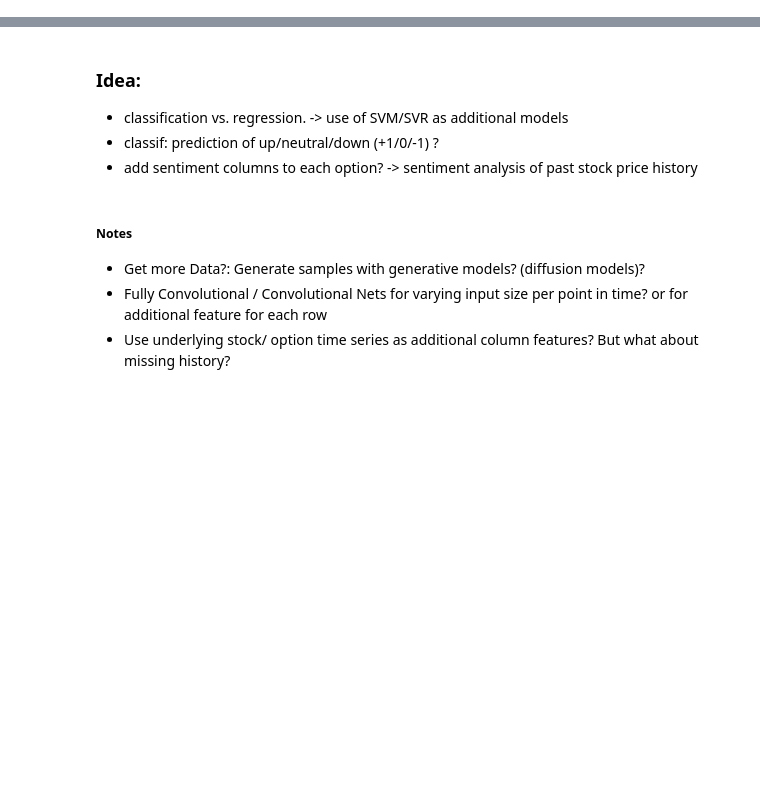
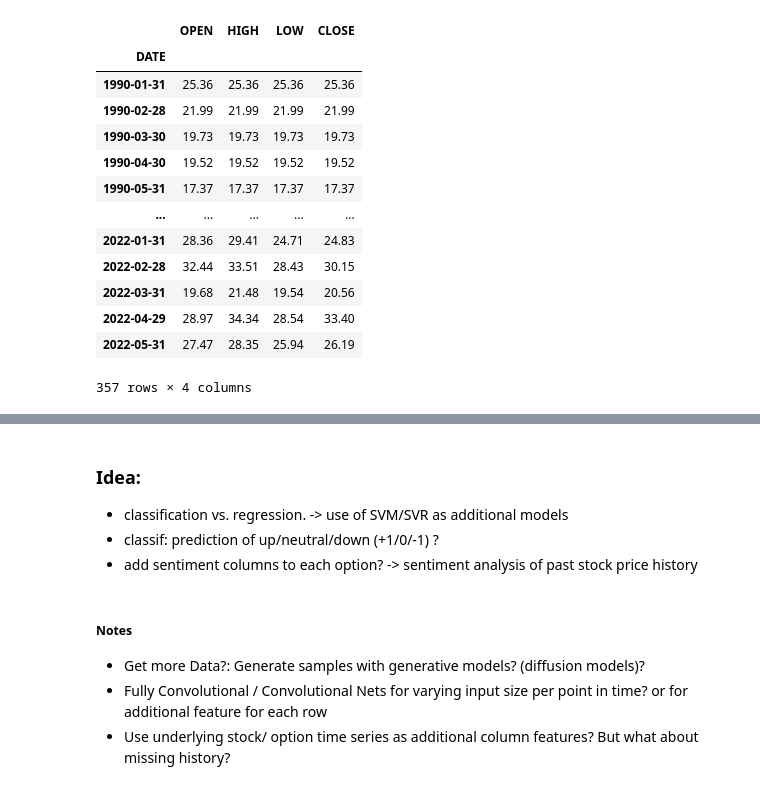
Before and after one commit to maruoss/master-thesis, a Jupyter notebook: notebooks/Explore.ipynb, the cells around one changed output, grey strips where cells are left out. Drawn from its saved outputs; the diff is of its cells as text; code cells hidden in the pictures; blank space fills up the shorter version.

```diff
--- a/notebooks/Explore.ipynb
+++ b/notebooks/Explore.ipynb
@@ -6,0 +50,21 @@ from datetime import datetime
+# %%
+test = vix.iloc[np.where(vix["DATE"].dt.month.diff() == 1)[0] - 1]
+# %%
+test = test.set_index("DATE")
+# %%
+test
+# %% [output]
+|  | OPEN | HIGH | LOW | CLOSE |
+| DATE |  |  |  |  |
+| 1990-01-31 | 25.36 | 25.36 | 25.36 | 25.36 |
+| 1990-02-28 | 21.99 | 21.99 | 21.99 | 21.99 |
+| 1990-03-30 | 19.73 | 19.73 | 19.73 | 19.73 |
+| 1990-04-30 | 19.52 | 19.52 | 19.52 | 19.52 |
+| 1990-05-31 | 17.37 | 17.37 | 17.37 | 17.37 |
+| ... | ... | ... | ... | ... |
+| 2022-01-31 | 28.36 | 29.41 | 24.71 | 24.83 |
+| 2022-02-28 | 32.44 | 33.51 | 28.43 | 30.15 |
+| 2022-03-31 | 19.68 | 21.48 | 19.54 | 20.56 |
+| 2022-04-29 | 28.97 | 34.34 | 28.54 | 33.40 |
+| 2022-05-31 | 27.47 | 28.35 | 25.94 | 26.19 |
+357 rows × 4 columns
```
Also changed, not shown: parts of 32 cells of this notebook, 13 other files.
